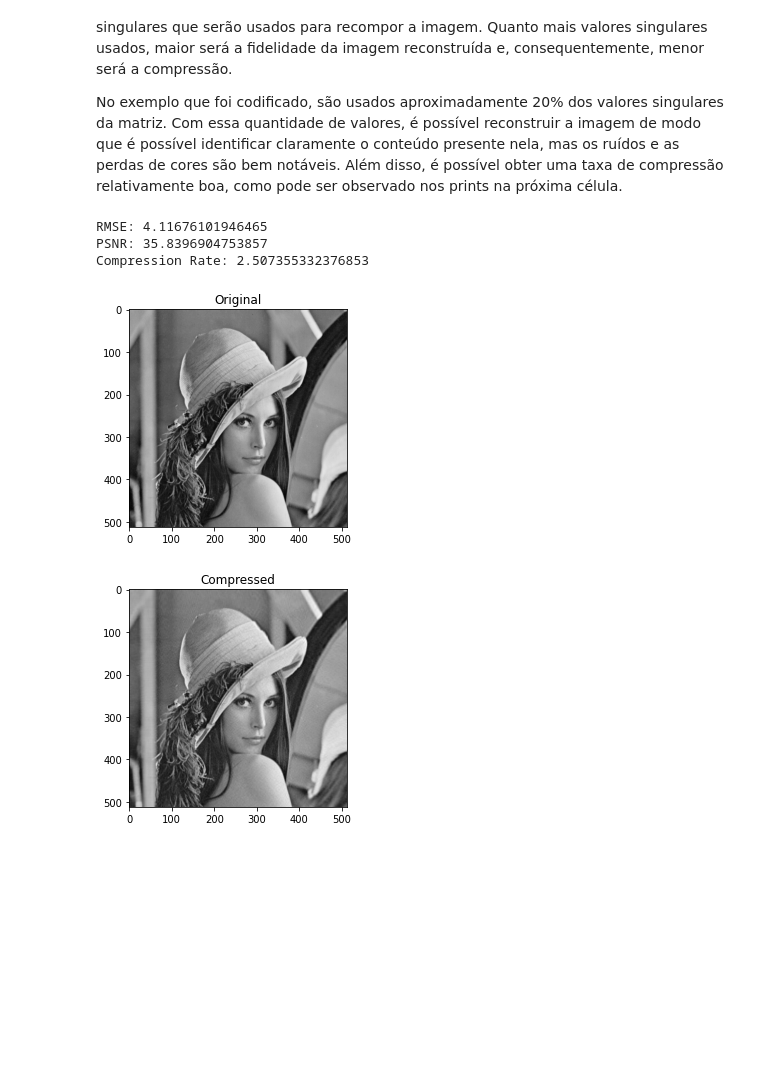
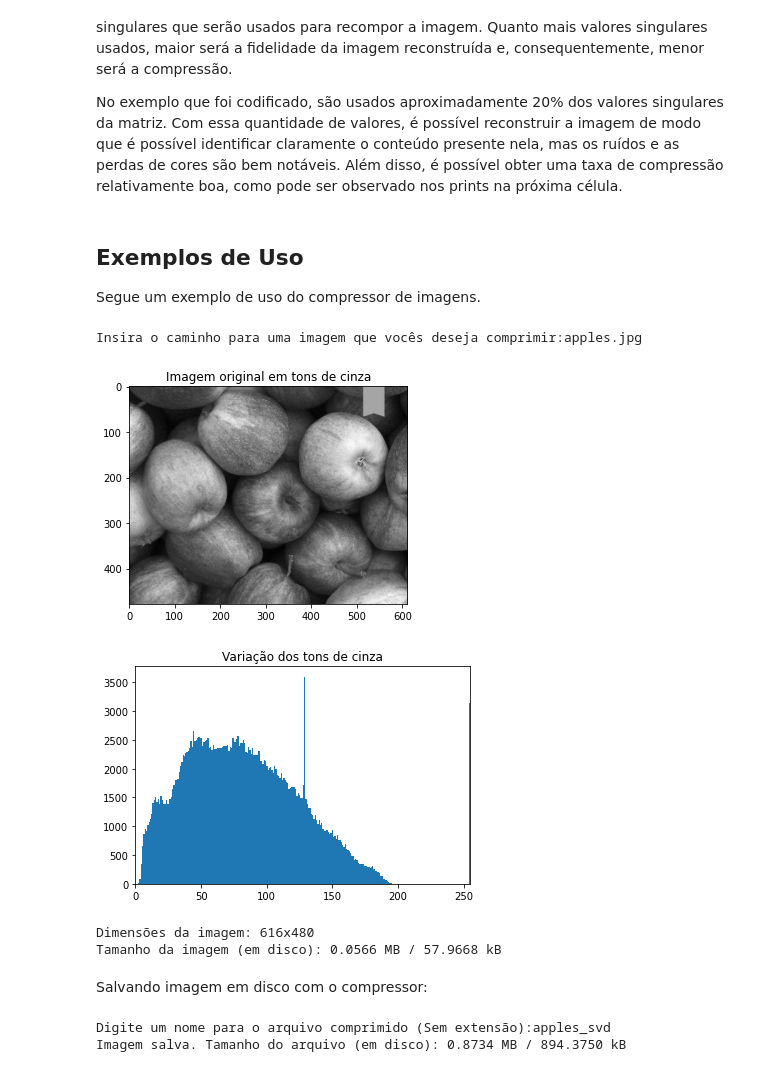
Before and after one commit to vinisilvag/dcc030-compressao-de-imagem, a Jupyter notebook: TP1 - Compressão e Descompressão de Imagem.ipynb, the cells around one changed output. Saved outputs shown, nothing was run; the diff lists cells and outputs as text; code cells hidden in the pictures; blank space fills up the shorter version.

```diff
--- a/TP1 - Compressão e Descompressão de Imagem.ipynb
+++ b/TP1 - Compressão e Descompressão de Imagem.ipynb
@@ -404,23 +389,46 @@ def compression_rate(img, singular_values):
 
     return original_size / compressed_size
+# %% [markdown]
+## Exemplos de Uso
+Segue um exemplo de uso do compressor de imagens.
 # %%
-singular_values = svd_compression(src_img)
+path_svd = input("Insira o caminho para uma imagem que vocês deseja comprimir:")
 
-uncompressed_img = svd_decompression()
+# Importing the image and information about it's dimensions and size
+svd_img = cv2.imread(path_svd, 0)
+svd_img_size = os.stat(path_svd).st_size
 
-plt.title("Original")
-plt.imshow(src_img, cmap="gray",)
+# Carregando imagem
+plt.title("Imagem original em tons de cinza")
+plt.imshow(svd_img, cmap="gray")
 plt.figure()
 
-plt.title("Compressed")
-plt.imshow(uncompressed_img, cmap="gray")
+# Histogram with image gray levels
+svd_img = pad_img(svd_img)
+flattered_img = svd_img.ravel()
 
-print("RMSE:", rmse(padded_img, uncompressed_img))
-print("PSNR:", psnr(padded_img, uncompressed_img))
-print("Compression Rate:", compression_rate(src_img, singular_values))
+plt.hist(flattered_img, 256, [0,255]);
+plt.xlim([0, 255])
+plt.title("Variação dos tons de cinza")
+plt.show()
+
+print("Dimensões da imagem: {}x{}".format(svd_img.shape[1], svd_img.shape[0]))
+print("Tamanho da imagem (em disco): {:.4f} MB / {:.4f} kB".format(svd_img_size/2 ** 20, svd_img_size/2 ** 10))
 # %% [output]
-RMSE: 4.11676101946465
-PSNR: 35.8396904753857
-Compression Rate: 2.507355332376853
+Insira o caminho para uma imagem que vocês deseja comprimir:apples.jpg
-[figure, old version]
+[figure, new version]
-[figure, old version]
+[figure, new version]
+Dimensões da imagem: 616x480
+Tamanho da imagem (em disco): 0.0566 MB / 57.9668 kB
+# %% [markdown]
+Salvando imagem em disco com o compressor:
+# %%
+path_result_svd = input("Digite um nome para o arquivo comprimido (Sem extensão):")
+singular_values = svd_compression(svd_img, path_result_svd)
+path_result_svd += ".bin"
+
+size_svd = os.path.getsize(path_result_svd)
+print("Imagem salva. Tamanho do arquivo (em disco): {:.4f} MB / {:.4f} kB".format(size_svd/2 ** 20, size_svd/2 ** 10))
+# %% [output]
+Digite um nome para o arquivo comprimido (Sem extensão):apples_svd
+Imagem salva. Tamanho do arquivo (em disco): 0.8734 MB / 894.3750 kB
```
Also changed, not shown: parts of 13 cells of this notebook, 4 other files.
